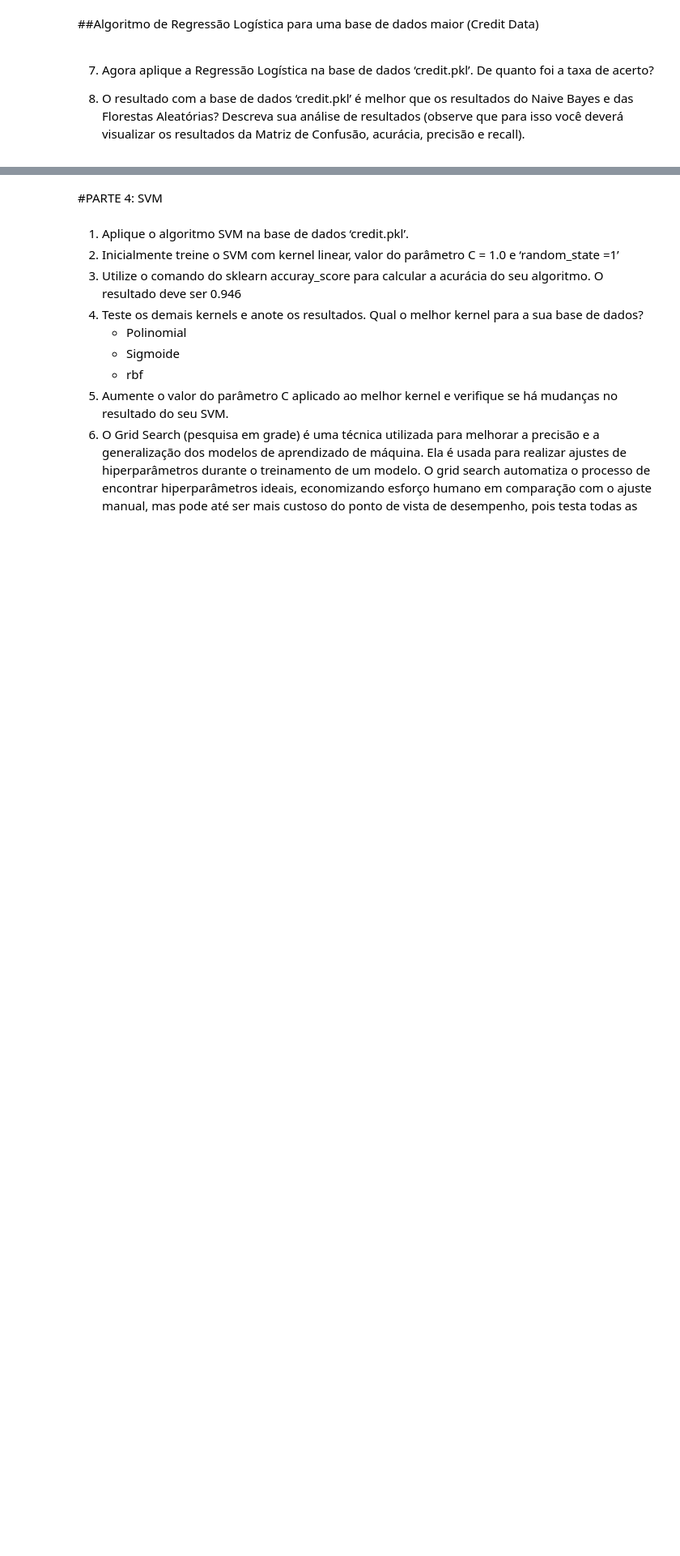
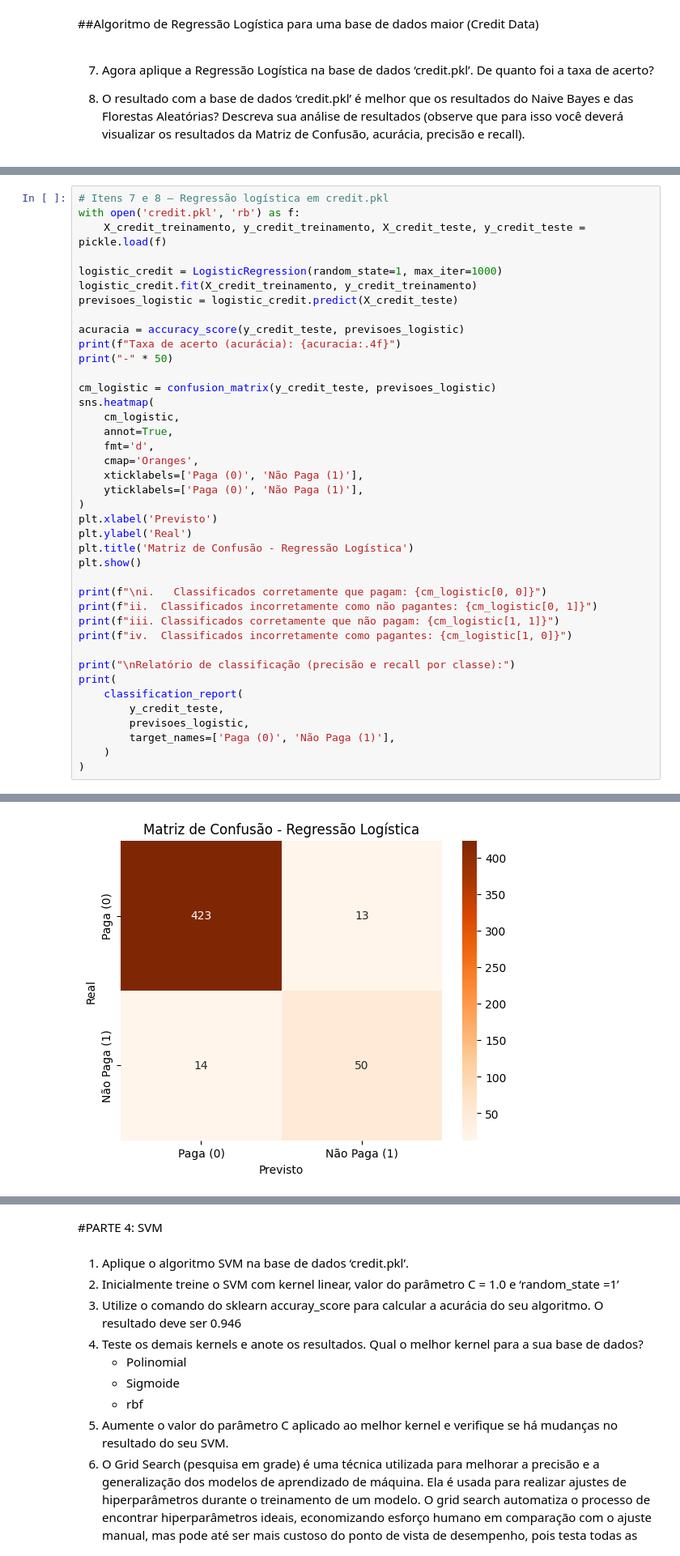
Before and after one commit to LuanaNitsche/AprendizadoDeMaquina, a Jupyter notebook: arvores/TRABALHO_3_PARTE_3_Algoritmo_Árvores_de_DecisãoRegressãoLogística_SVM.ipynb, the cells around one changed output, grey strips where cells are left out. Shown at 81% size. Drawn from its saved outputs; the diff is of its cells as text; blank space fills up the shorter version.

Commit message:
ajustes na regressao logistica

```diff
--- a/arvores/TRABALHO_3_PARTE_3_Algoritmo_Árvores_de_DecisãoRegressãoLogística_SVM.ipynb
+++ b/arvores/TRABALHO_3_PARTE_3_Algoritmo_Árvores_de_DecisãoRegressãoLogística_SVM.ipynb
@@ -147,0 +94,41 @@ Métricas de Recall: Observe que na Regressão Logística, o recall para a class
+# %%
+# Itens 7 e 8 — Regressão logística em credit.pkl
+with open('credit.pkl', 'rb') as f:
+    X_credit_treinamento, y_credit_treinamento, X_credit_teste, y_credit_teste = pickle.load(f)
+
+logistic_credit = LogisticRegression(random_state=1, max_iter=1000)
+logistic_credit.fit(X_credit_treinamento, y_credit_treinamento)
+previsoes_logistic = logistic_credit.predict(X_credit_teste)
+
+acuracia = accuracy_score(y_credit_teste, previsoes_logistic)
+print(f"Taxa de acerto (acurácia): {acuracia:.4f}")
+print("-" * 50)
+
+cm_logistic = confusion_matrix(y_credit_teste, previsoes_logistic)
+sns.heatmap(
+    cm_logistic,
+    annot=True,
+    fmt='d',
+    cmap='Oranges',
+    xticklabels=['Paga (0)', 'Não Paga (1)'],
+    yticklabels=['Paga (0)', 'Não Paga (1)'],
+)
+plt.xlabel('Previsto')
+plt.ylabel('Real')
+plt.title('Matriz de Confusão - Regressão Logística')
+plt.show()
+
+print(f"\ni.   Classificados corretamente que pagam: {cm_logistic[0, 0]}")
+print(f"ii.  Classificados incorretamente como não pagantes: {cm_logistic[0, 1]}")
+print(f"iii. Classificados corretamente que não pagam: {cm_logistic[1, 1]}")
+print(f"iv.  Classificados incorretamente como pagantes: {cm_logistic[1, 0]}")
+
+print("\nRelatório de classificação (precisão e recall por classe):")
+print(
+    classification_report(
+        y_credit_teste,
+        previsoes_logistic,
+        target_names=['Paga (0)', 'Não Paga (1)'],
+    )
+)
+# %% [output]
@@ -147,0 +137 @@ Métricas de Recall: Observe que na Regressão Logística, o recall para a class
+[figure, added]
```
Also changed, not shown: parts of 8 cells of this notebook.
